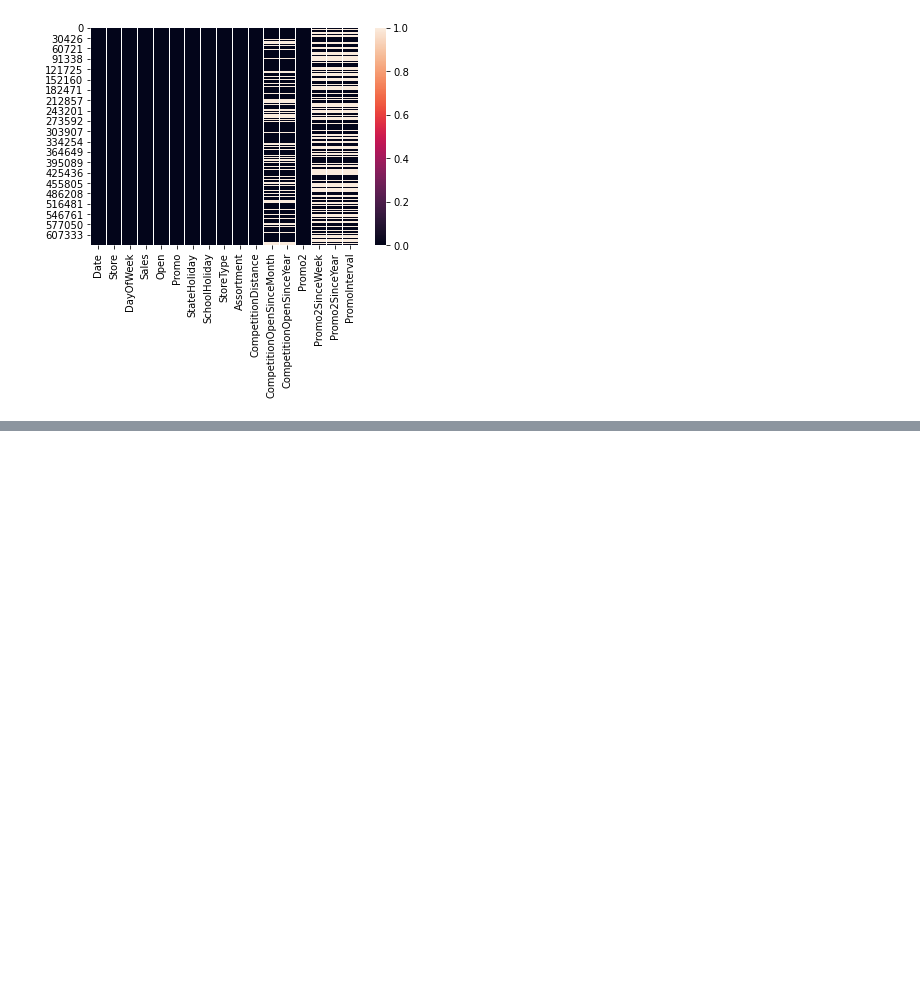
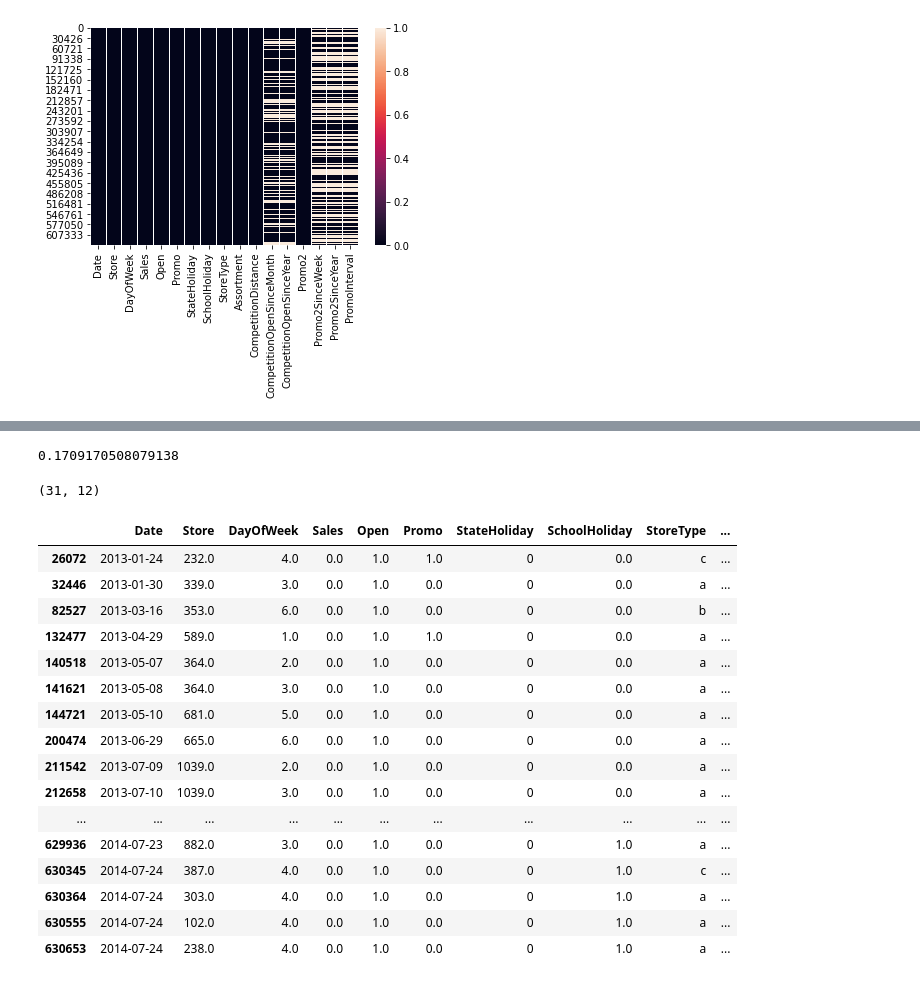
Before and after one commit to JohnEnev/DSR-competition-team1, a Jupyter notebook: notebooks/SG_cleaning.ipynb, the cells around one changed output, grey strips where cells are left out. Cells and saved outputs as stored; diff of their text form; code cells hidden in the pictures; blank space fills up the shorter version.

Commit message:
improved target cleaning

```diff
--- a/notebooks/SG_cleaning.ipynb
+++ b/notebooks/SG_cleaning.ipynb
@@ -221,0 +222,3 @@ Column Promo2 has  0% null values.
+# %%
+zero_target = very_clean_df[very_clean_df['Sales'] == 0]
+zero_target.shape
@@ -221,0 +269,30 @@ Column Promo2 has  0% null values.
+# %%
+closed.shape[0] / very_clean_df.shape[0]
+# %% [output]
+0.1709170508079138
+# %%
+#zero_target_and_open = zero_target.loc[zero_target.loc[:, 'Open']==1]
+zero_target_and_open = very_clean_df[very_clean_df['Sales'] == 0].loc[zero_target.loc[:, 'Open']==1]
+zero_target_and_open.shape
+# %% [output]
+(31, 12)
+# %%
+zero_target_and_open
+# %% [output]
+|  | Date | Store | DayOfWeek | Sales | Open | Promo | StateHoliday | SchoolHoliday | StoreType | ... |
+| 26072 | 2013-01-24 | 232.0 | 4.0 | 0.0 | 1.0 | 1.0 | 0 | 0.0 | c | ... |
+| 32446 | 2013-01-30 | 339.0 | 3.0 | 0.0 | 1.0 | 0.0 | 0 | 0.0 | a | ... |
+| 82527 | 2013-03-16 | 353.0 | 6.0 | 0.0 | 1.0 | 0.0 | 0 | 0.0 | b | ... |
+| 132477 | 2013-04-29 | 589.0 | 1.0 | 0.0 | 1.0 | 1.0 | 0 | 0.0 | a | ... |
+| 140518 | 2013-05-07 | 364.0 | 2.0 | 0.0 | 1.0 | 0.0 | 0 | 0.0 | a | ... |
+| 141621 | 2013-05-08 | 364.0 | 3.0 | 0.0 | 1.0 | 0.0 | 0 | 0.0 | a | ... |
+| 144721 | 2013-05-10 | 681.0 | 5.0 | 0.0 | 1.0 | 0.0 | 0 | 0.0 | a | ... |
+| 200474 | 2013-06-29 | 665.0 | 6.0 | 0.0 | 1.0 | 0.0 | 0 | 0.0 | a | ... |
+| 211542 | 2013-07-09 | 1039.0 | 2.0 | 0.0 | 1.0 | 0.0 | 0 | 0.0 | a | ... |
+| 212658 | 2013-07-10 | 1039.0 | 3.0 | 0.0 | 1.0 | 0.0 | 0 | 0.0 | a | ... |
+| ... | ... | ... | ... | ... | ... | ... | ... | ... | ... | ... |
+| 629936 | 2014-07-23 | 882.0 | 3.0 | 0.0 | 1.0 | 0.0 | 0 | 1.0 | a | ... |
+| 630345 | 2014-07-24 | 387.0 | 4.0 | 0.0 | 1.0 | 0.0 | 0 | 1.0 | c | ... |
+| 630364 | 2014-07-24 | 303.0 | 4.0 | 0.0 | 1.0 | 0.0 | 0 | 1.0 | a | ... |
+| 630555 | 2014-07-24 | 102.0 | 4.0 | 0.0 | 1.0 | 0.0 | 0 | 1.0 | a | ... |
+| 630653 | 2014-07-24 | 238.0 | 4.0 | 0.0 | 1.0 | 0.0 | 0 | 1.0 | a | ... |
```
Also changed, not shown: parts of 14 cells of this notebook, 1 other file.
